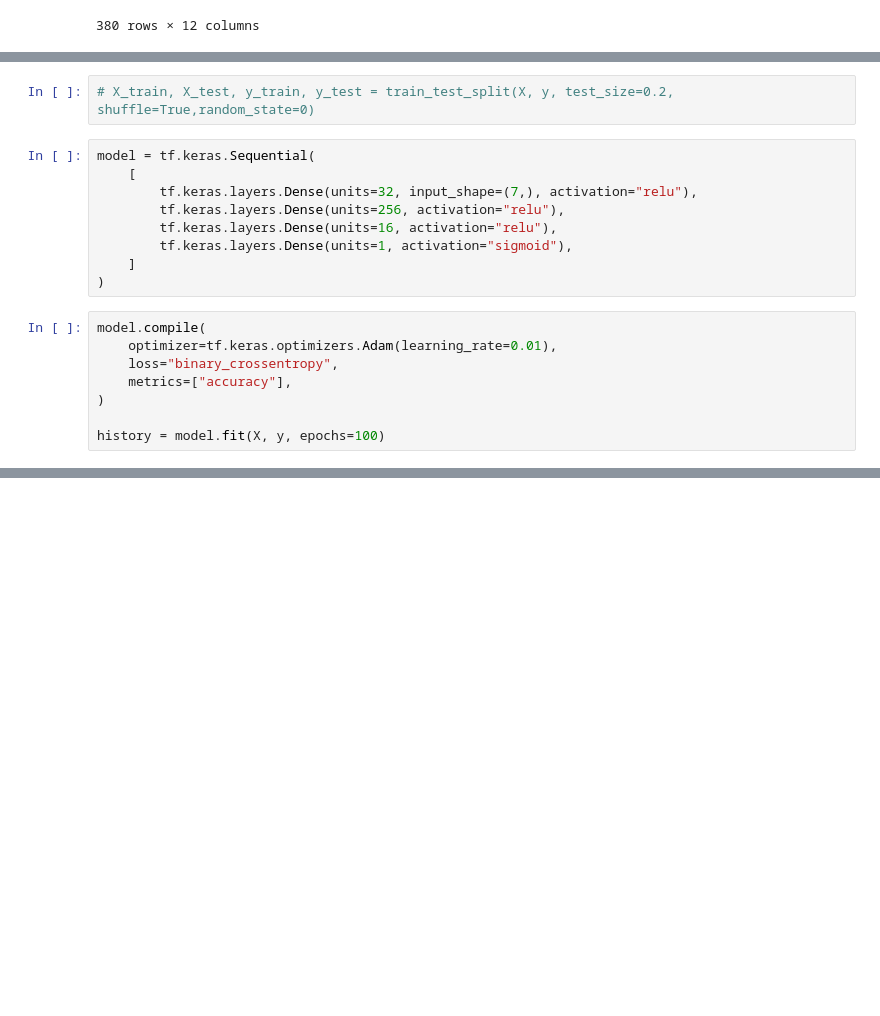
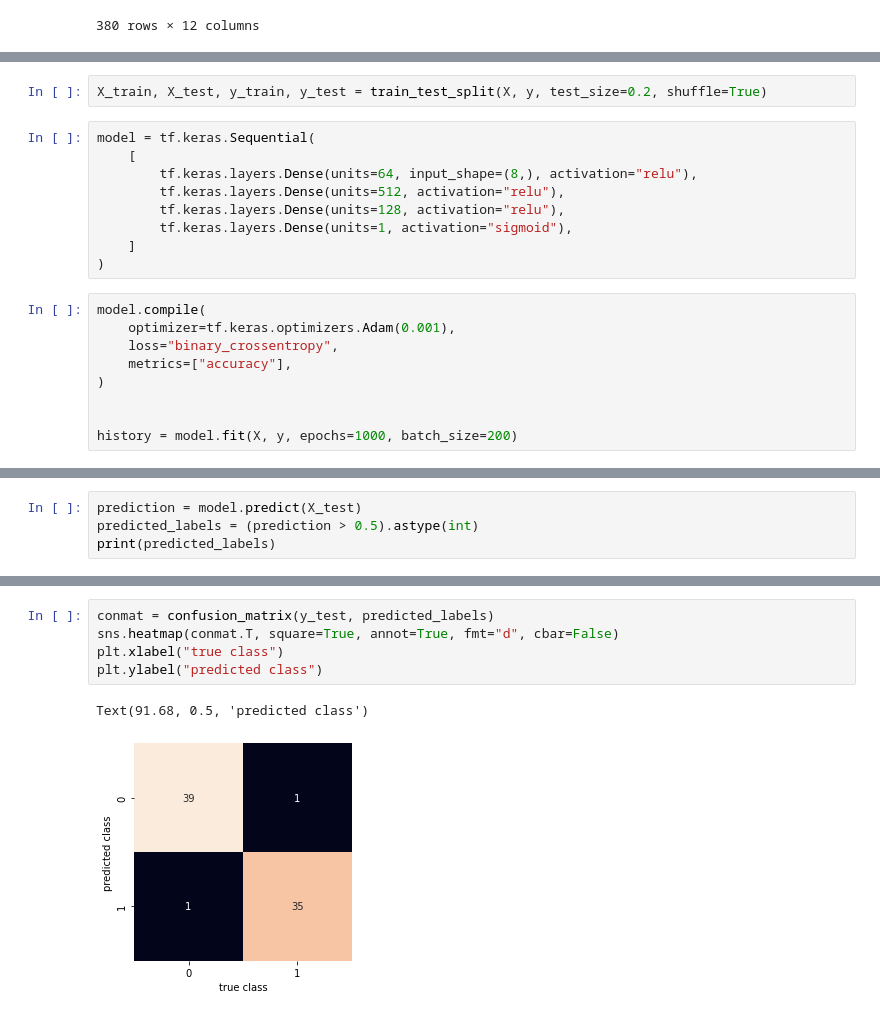
Before and after one commit to LittleBabyIcebear/Sleep-Apnea, a Jupyter notebook: model_apnea.ipynb, the cells around one changed output, grey strips where cells are left out. Saved outputs shown, nothing was run; the diff lists cells and outputs as text; blank space fills up the shorter version.

```diff
--- a/model_apnea.ipynb
+++ b/model_apnea.ipynb
@@ -27,22 +31,23 @@ X = dataframe[["SDNN", "SD2", "RMSSD", "SD1", "SDSD", "pNN50", "LF"]]
 
 y = dataframe["Label"]
 # %%
-# X_train, X_test, y_train, y_test = train_test_split(X, y, test_size=0.2, shuffle=True,random_state=0)
+X_train, X_test, y_train, y_test = train_test_split(X, y, test_size=0.2, shuffle=True)
 # %%
 model = tf.keras.Sequential(
     [
-        tf.keras.layers.Dense(units=32, input_shape=(7,), activation="relu"),
-        tf.keras.layers.Dense(units=256, activation="relu"),
-        tf.keras.layers.Dense(units=16, activation="relu"),
+        tf.keras.layers.Dense(units=64, input_shape=(8,), activation="relu"),
+        tf.keras.layers.Dense(units=512, activation="relu"),
+        tf.keras.layers.Dense(units=128, activation="relu"),
         tf.keras.layers.Dense(units=1, activation="sigmoid"),
     ]
 )
 # %%
 model.compile(
-    optimizer=tf.keras.optimizers.Adam(learning_rate=0.01),
+    optimizer=tf.keras.optimizers.Adam(0.001),
     loss="binary_crossentropy",
     metrics=["accuracy"],
 )
 
-history = model.fit(X, y, epochs=100)
+
+history = model.fit(X, y, epochs=1000, batch_size=200)
 # %% [output]
@@ -69,0 +101,4 @@ plt.show()
+# %%
+prediction = model.predict(X_test)
+predicted_labels = (prediction > 0.5).astype(int)
+print(predicted_labels)
@@ -69,0 +123,8 @@ plt.show()
+# %%
+conmat = confusion_matrix(y_test, predicted_labels)
+sns.heatmap(conmat.T, square=True, annot=True, fmt="d", cbar=False)
+plt.xlabel("true class")
+plt.ylabel("predicted class")
+# %% [output]
+Text(91.68, 0.5, 'predicted class')
+[figure, added]
```
Also changed, not shown: parts of 7 cells of this notebook.
